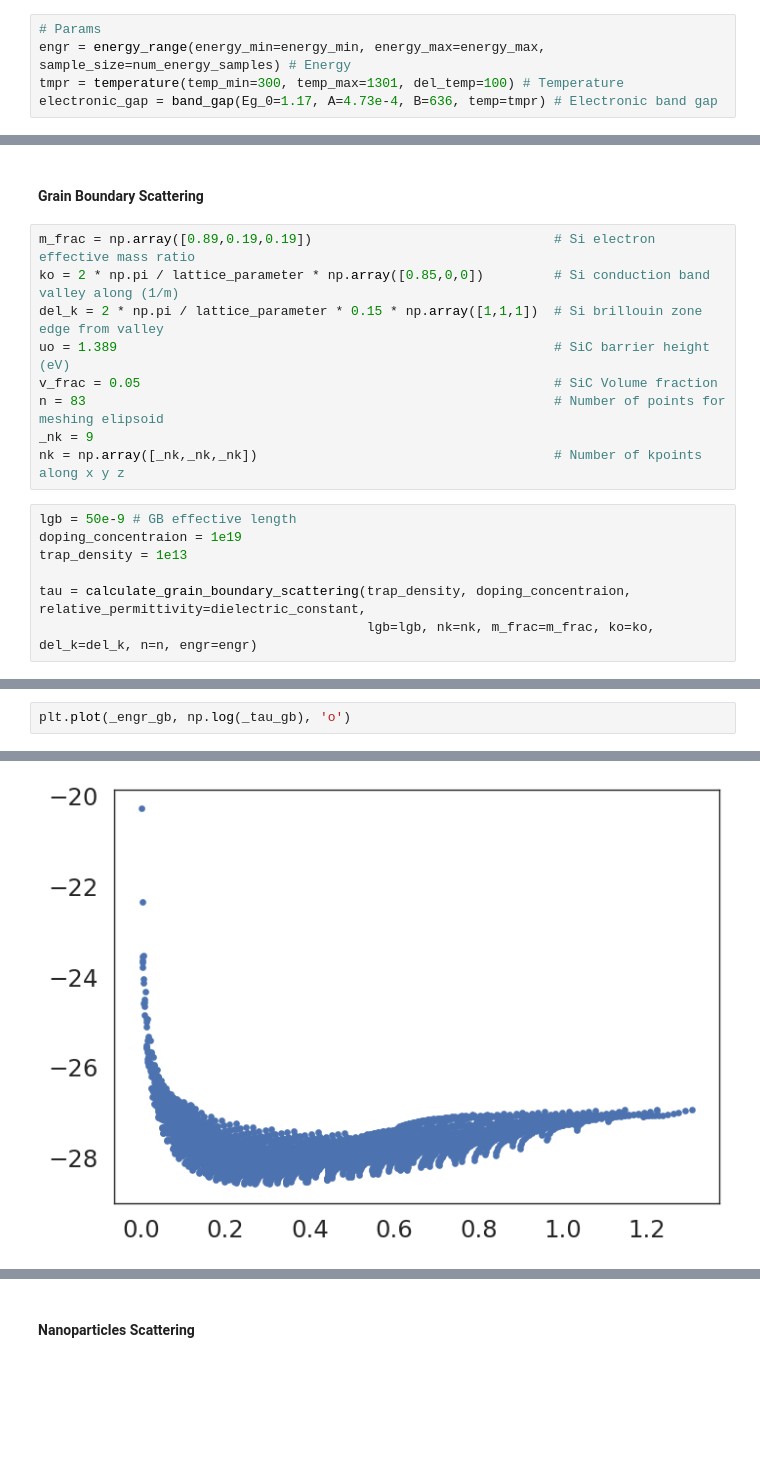
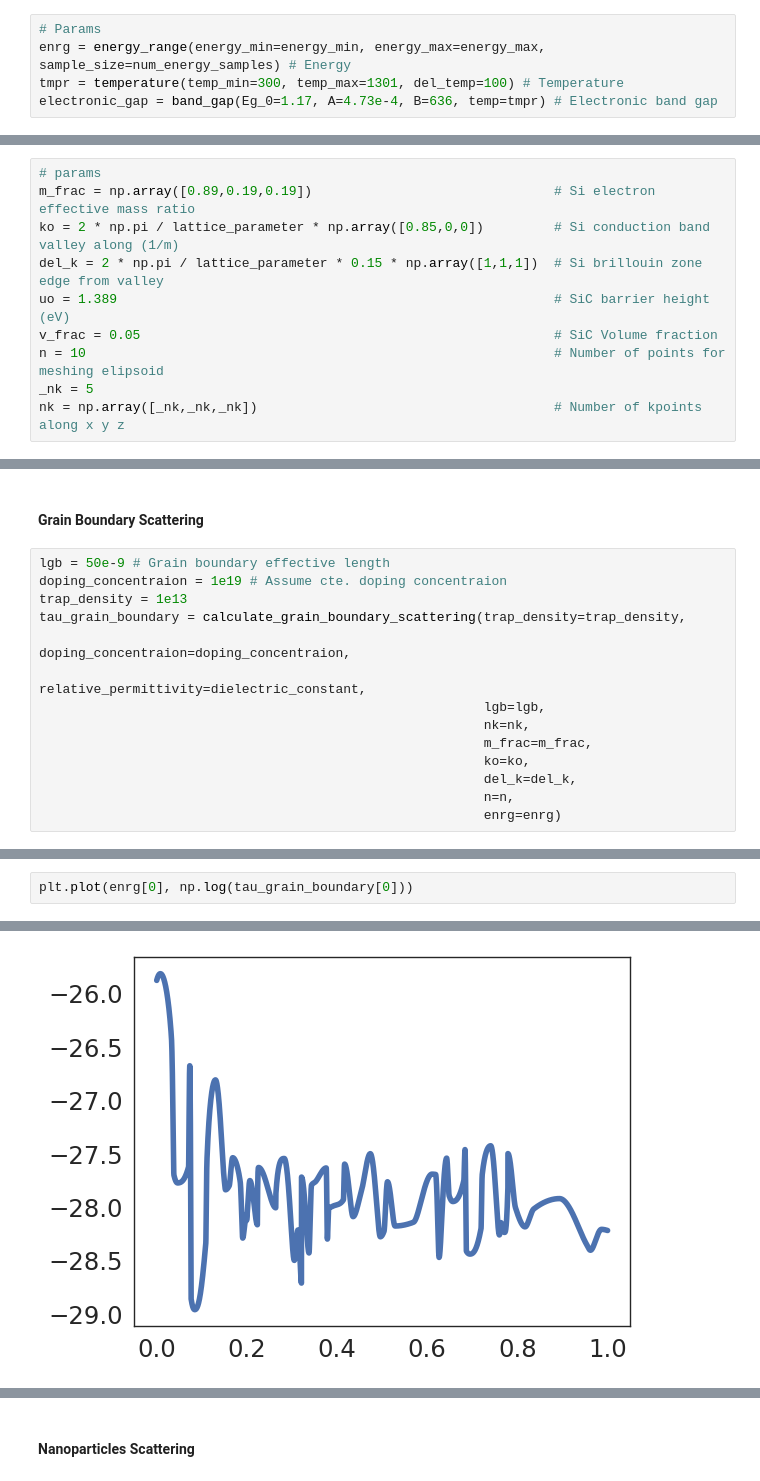
Before and after one commit to ariahosseini/ThermoElectric, a Jupyter notebook: ElectronTransport.ipynb, the cells around one changed output, grey strips where cells are left out. Drawn from its saved outputs; the diff is of its cells as text; blank space fills up the shorter version.

```diff
--- a/ElectronTransport.ipynb
+++ b/ElectronTransport.ipynb
@@ -1979,7 +1977,7 @@ speed_of_sound = np.sqrt(bulk_modulus / density)    # Speed of sound in silicon
 ### Simulation Params
 # %%
 # Params
-engr = energy_range(energy_min=energy_min, energy_max=energy_max, sample_size=num_energy_samples) # Energy
+enrg = energy_range(energy_min=energy_min, energy_max=energy_max, sample_size=num_energy_samples) # Energy
 tmpr = temperature(temp_min=300, temp_max=1301, del_temp=100) # Temperature
 electronic_gap = band_gap(Eg_0=1.17, A=4.73e-4, B=636, temp=tmpr) # Electronic band gap
 # %% [markdown]
@@ -2498,5 +2494,15 @@ plt.plot(tmpr[0], screen_len_5pct_dir_down[0]*1e9)
 # %% [markdown]
 ### Lifetimes
+# %%
+# params
+m_frac = np.array([0.89,0.19,0.19])                               # Si electron effective mass ratio
+ko = 2 * np.pi / lattice_parameter * np.array([0.85,0,0])         # Si conduction band valley along (1/m)
+del_k = 2 * np.pi / lattice_parameter * 0.15 * np.array([1,1,1])  # Si brillouin zone edge from valley
+uo = 1.389                                                        # SiC barrier height (eV)
+v_frac = 0.05                                                     # SiC Volume fraction
+n = 10                                                            # Number of points for meshing elipsoid
+_nk = 5
+nk = np.array([_nk,_nk,_nk])                                      # Number of kpoints along x y z
 # %% [markdown]
 #### Phonon Scattering
 # %%
@@ -2586,18 +2614,16 @@ tau_imp_5pct_cooling = impurity_lifetimes['tau_imp_5pct_cooling']
 # %% [markdown]
 #### Grain Boundary Scattering
-# %%
-m_frac = np.array([0.89,0.19,0.19])                               # Si electron effective mass ratio
-ko = 2 * np.pi / lattice_parameter * np.array([0.85,0,0])         # Si conduction band valley along (1/m)
-del_k = 2 * np.pi / lattice_parameter * 0.15 * np.array([1,1,1])  # Si brillouin zone edge from valley
-uo = 1.389                                                        # SiC barrier height (eV)
-v_frac = 0.05                                                     # SiC Volume fraction
-n = 83                                                            # Number of points for meshing elipsoid
-_nk = 9
-nk = np.array([_nk,_nk,_nk])                                      # Number of kpoints along x y z
 # %%
-lgb = 50e-9 # GB effective length
-doping_concentraion = 1e19
+lgb = 50e-9 # Grain boundary effective length
+doping_concentraion = 1e19 # Assume cte. doping concentraion
 trap_density = 1e13
-
-tau = calculate_grain_boundary_scattering(trap_density, doping_concentraion, relative_permittivity=dielectric_constant,
-                                          lgb=lgb, nk=nk, m_frac=m_frac, ko=ko, del_k=del_k, n=n, engr=engr)
+tau_grain_boundary = calculate_grain_boundary_scattering(trap_density=trap_density,
+                                                         doping_concentraion=doping_concentraion,
+                                                         relative_permittivity=dielectric_constant,
+                                                         lgb=lgb,
+                                                         nk=nk,
+                                                         m_frac=m_frac,
+                                                         ko=ko,
+                                                         del_k=del_k,
+                                                         n=n,
+                                                         enrg=enrg)
@@ -2612,5 +2630,5 @@ tau_gb = tau_gb_interpolator(engr) #* (fermi_0pct_heating[0] / N_gr)[:, np.newax
 # %%
-plt.plot(_engr_gb, np.log(_tau_gb), 'o')
+plt.plot(enrg[0], np.log(tau_grain_boundary[0]))
 # %% [output]
 [<matplotlib.lines.Line2D at 0x...>]
-[figure, old version]
+[figure, new version]
```
Also changed, not shown: parts of 80 cells of this notebook.
